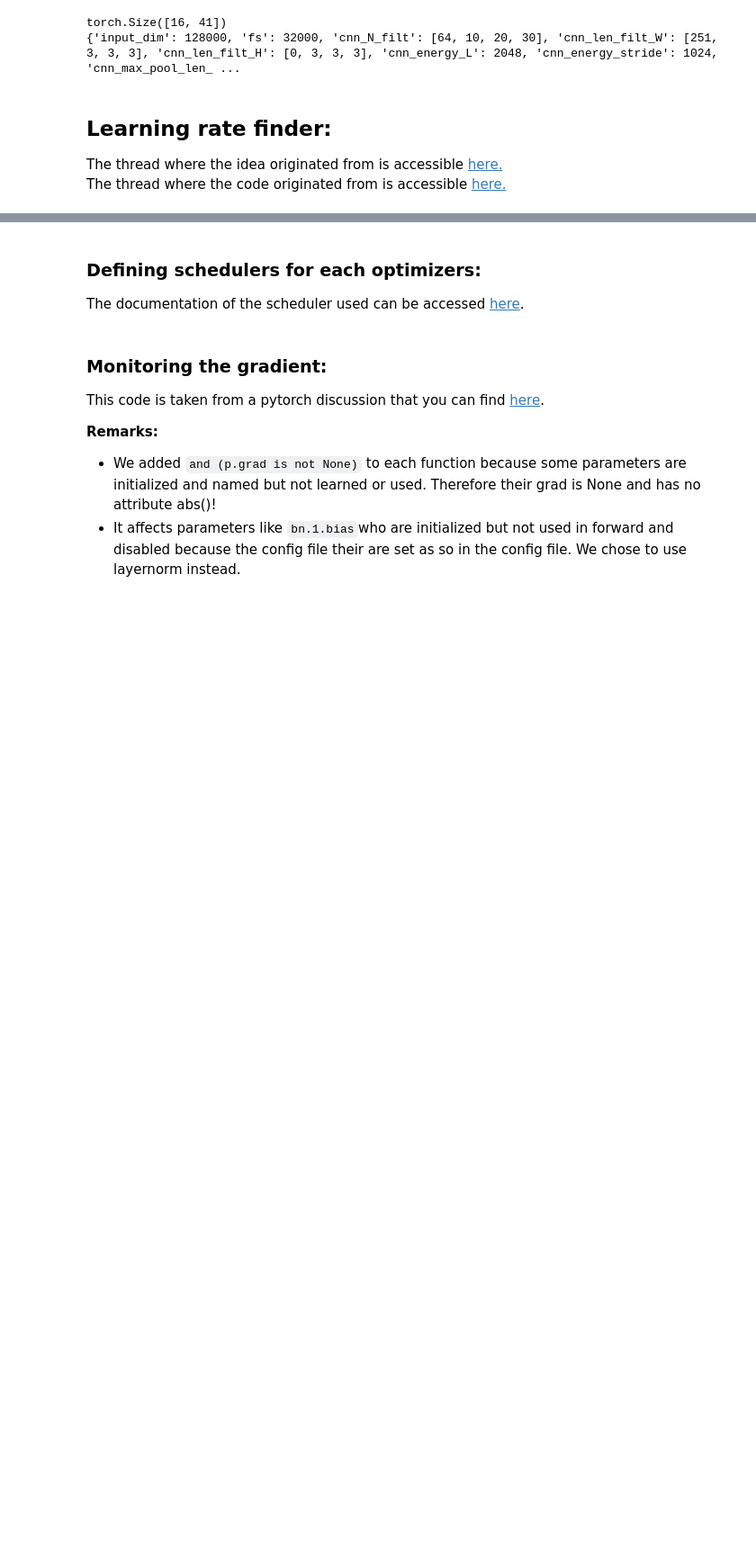
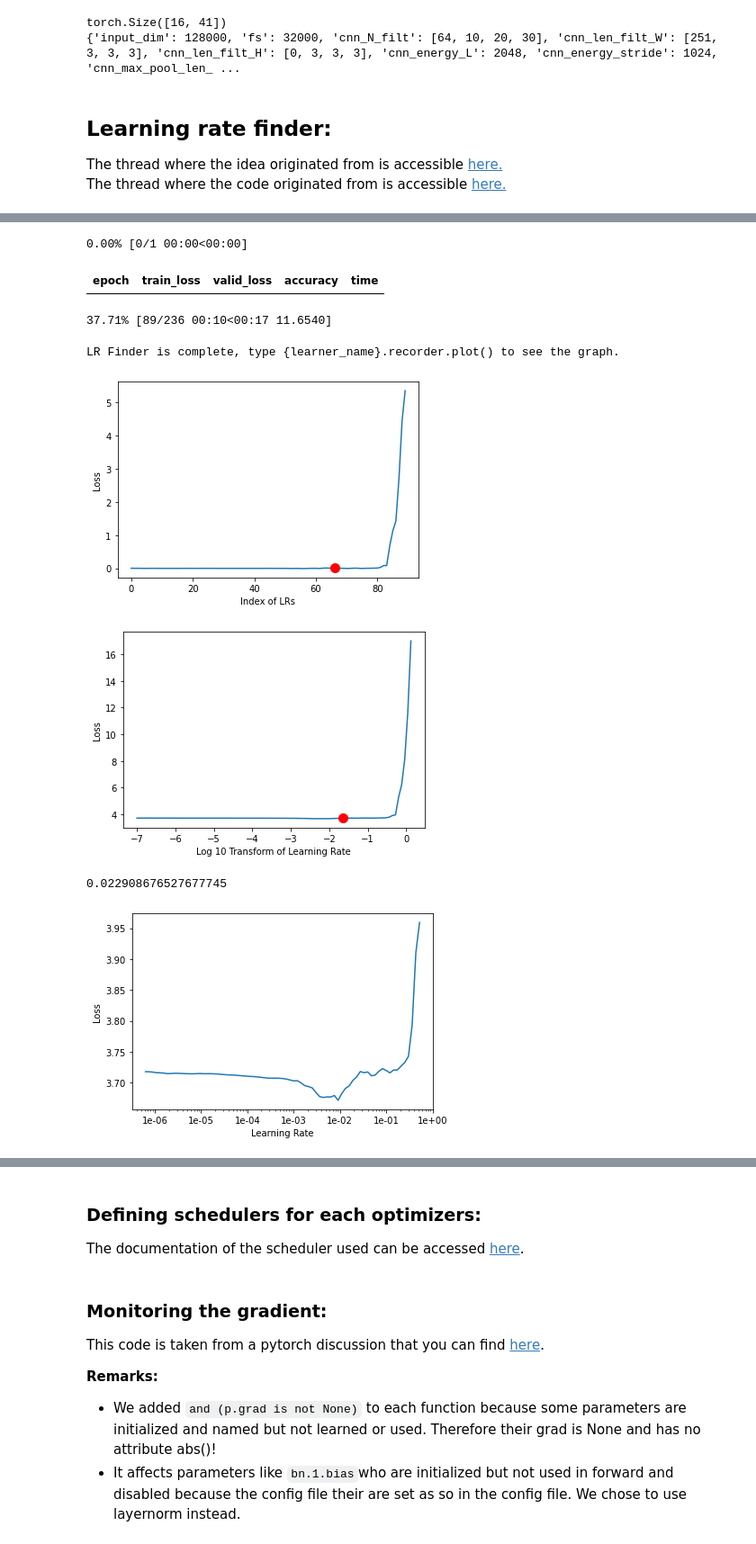
Before and after one commit to Learningchipmunk/SincNet_v2.0, a Jupyter notebook: DCASE_SincNet_v2.0.ipynb, the cells around one changed output, grey strips where cells are left out. Shown at 90% size. Cells and saved outputs as stored; diff of their text form; code cells hidden in the pictures; blank space fills up the shorter version.

```diff
--- a/DCASE_SincNet_v2.0.ipynb
+++ b/DCASE_SincNet_v2.0.ipynb
@@ -813,7 +824,17 @@ LR Finder is complete, type {learner_name}.recorder.plot() to see the graph.
 # %%
+valid_dataset.is_fastai = True
 lr = find_appropriate_lr(learn, plot=True)
-learn.recorder.plot()
 print(lr)
+valid_dataset.is_fastai = False
+# %% [output]
+0.00% [0/1 00:00<00:00]
+| epoch | train_loss | valid_loss | accuracy | time |
+37.71% [89/236 00:10<00:17 11.6540]
+LR Finder is complete, type {learner_name}.recorder.plot() to see the graph.
+[figure, added]
+[figure, added]
+0.022908676527677745
+[figure, added]
 # %%
 "learn.fit(1)"
 # %%
```
Also changed, not shown: parts of 17 cells of this notebook, 12 other files.
